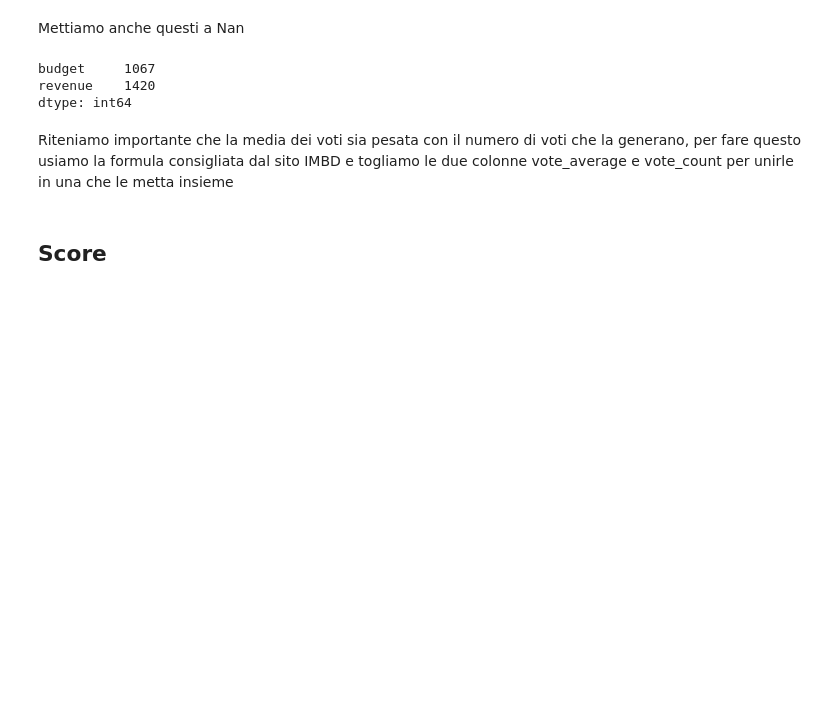
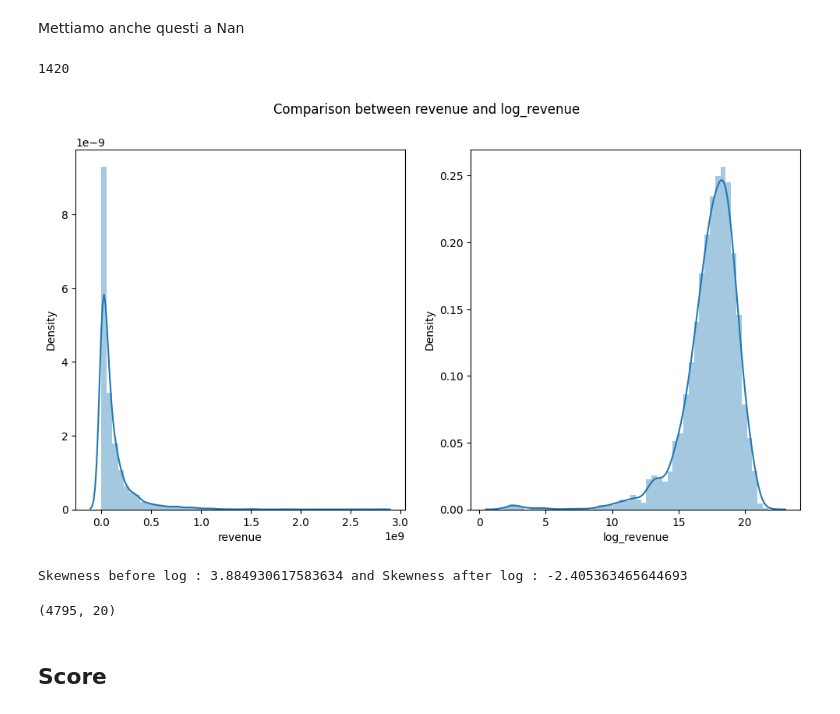
Before and after one commit to flenz00/TMDB-Movies, a Jupyter notebook: pulito.ipynb, the cells around one changed output. Saved outputs shown, nothing was run; the diff lists cells and outputs as text; code cells hidden in the pictures; blank space fills up the shorter version.

```diff
--- a/pulito.ipynb
+++ b/pulito.ipynb
@@ -195,13 +203,27 @@ for row in Movies.index:
     if (Movies.loc[row, 'revenue'] == 0):
         Movies.loc[row, 'revenue'] = np.nan
 # %%
-Movies[['budget','revenue']].isna().sum()
+Movies['revenue'].isna().sum()
 # %% [output]
-budget     1067
-revenue    1420
-dtype: int64
+1420
-# %% [markdown]
-Riteniamo importante che la media dei voti sia pesata con il numero di voti che la generano, per fare questo usiamo la formula consigliata dal sito IMBD e togliamo le due colonne vote_average e vote_count per unirle in una che le metta insieme
+# %%
+Movies['log_revenue'] = np.log1p(Movies['revenue'])
+fig , (ax1,ax2) = plt.subplots(1,2,figsize=(12,6))
+
+sns.distplot(Movies['revenue'],ax=ax1)
+sns.distplot(Movies['log_revenue'],ax=ax2)
+fig.suptitle("Comparison between revenue and log_revenue")
+plt.show()
+# %% [output]
+[figure, added]
+# %%
+print("Skewness before log : {} and Skewness after log : {}".format(Movies['revenue'].skew(),Movies['log_revenue'].skew()))
+# %% [output]
+Skewness before log : 3.884930617583634 and Skewness after log : -2.405363465644693
+# %%
+Movies.shape
+# %% [output]
+(4795, 20)
 # %% [markdown]
 ## Score ##
 # %% [markdown]
```
Also changed, not shown: parts of 77 cells of this notebook, 4 other files.
